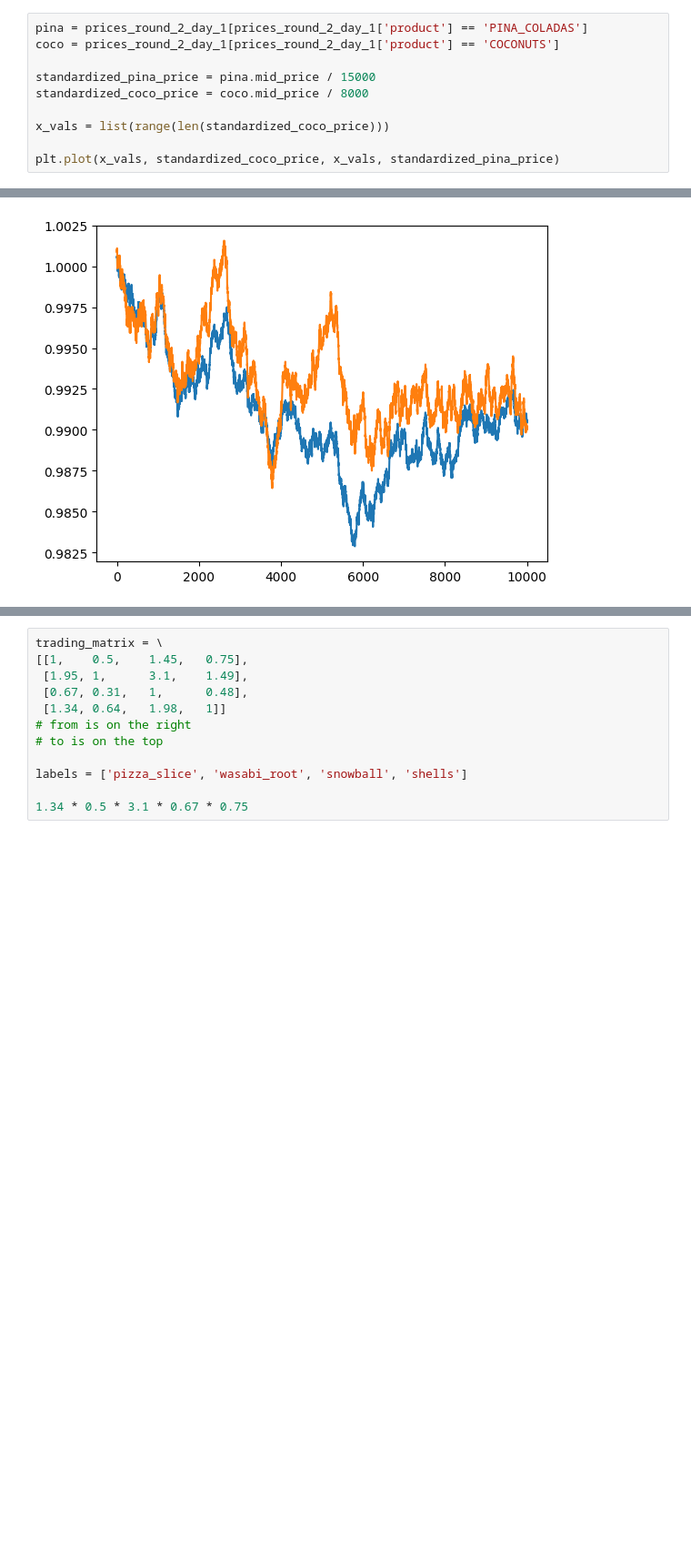
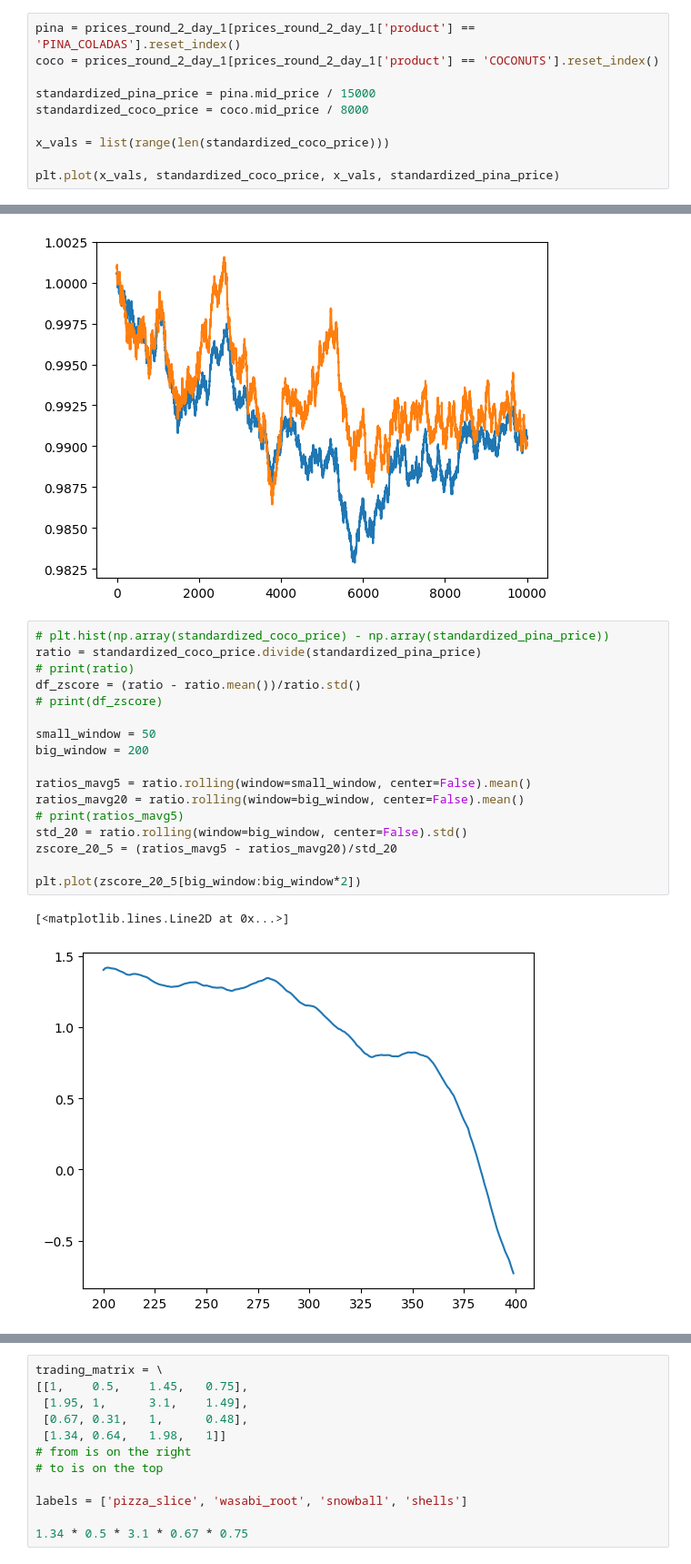
Before and after one commit to MoisheKeselman/IMC-Prosperity-HAM, a Jupyter notebook: imc_prosperity_ham/data_display.ipynb, the cells around one changed output, grey strips where cells are left out. Shown at 91% size. Cells and saved outputs as stored; diff of their text form; blank space fills up the shorter version.

Commit message:
Added more days in round 2 in notebook

```diff
--- a/imc_prosperity_ham/data_display.ipynb
+++ b/imc_prosperity_ham/data_display.ipynb
@@ -6,6 +15,6 @@ prices_round_2_day_1 = pandas.read_csv("data/island-data-bottle-round-2/prices_r
 # %%
-pina = prices_round_2_day_1[prices_round_2_day_1['product'] == 'PINA_COLADAS']
-coco = prices_round_2_day_1[prices_round_2_day_1['product'] == 'COCONUTS']
+pina = prices_round_2_day_1[prices_round_2_day_1['product'] == 'PINA_COLADAS'].reset_index()
+coco = prices_round_2_day_1[prices_round_2_day_1['product'] == 'COCONUTS'].reset_index()
 
 standardized_pina_price = pina.mid_price / 15000
 standardized_coco_price = coco.mid_price / 8000
@@ -17,3 +26,23 @@ plt.plot(x_vals, standardized_coco_price, x_vals, standardized_pina_price)
 [<matplotlib.lines.Line2D at 0x...>,
  <matplotlib.lines.Line2D at 0x...>]
 [figure]
+# %%
+# plt.hist(np.array(standardized_coco_price) - np.array(standardized_pina_price))
+ratio = standardized_coco_price.divide(standardized_pina_price)
+# print(ratio)
+df_zscore = (ratio - ratio.mean())/ratio.std()
+# print(df_zscore)
+
+small_window = 50
+big_window = 200
+
+ratios_mavg5 = ratio.rolling(window=small_window, center=False).mean()
+ratios_mavg20 = ratio.rolling(window=big_window, center=False).mean()
+# print(ratios_mavg5)
+std_20 = ratio.rolling(window=big_window, center=False).std()
+zscore_20_5 = (ratios_mavg5 - ratios_mavg20)/std_20
+
+plt.plot(zscore_20_5[big_window:big_window*2])
+# %% [output]
+[<matplotlib.lines.Line2D at 0x...>]
+[figure, added]
```
Also changed, not shown: parts of 2 cells of this notebook.
